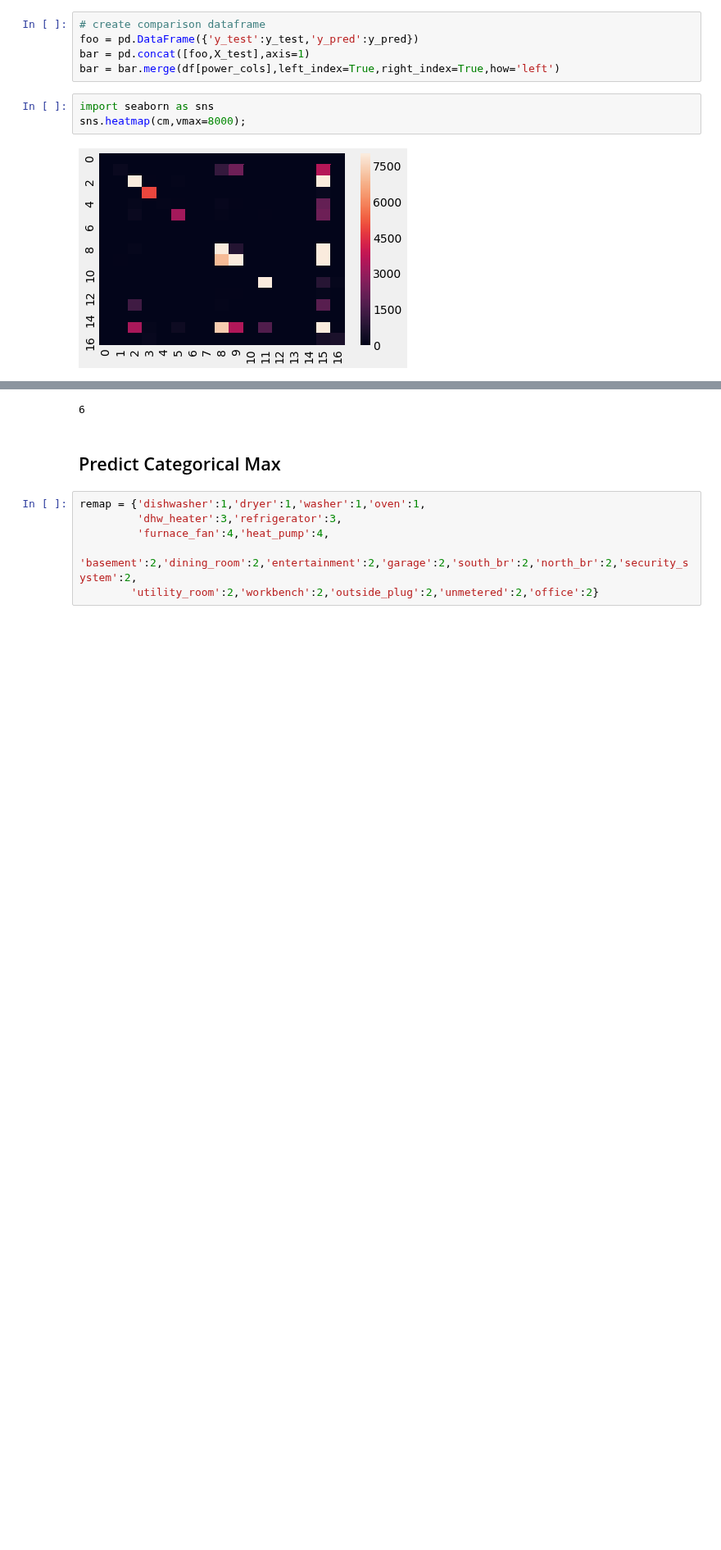
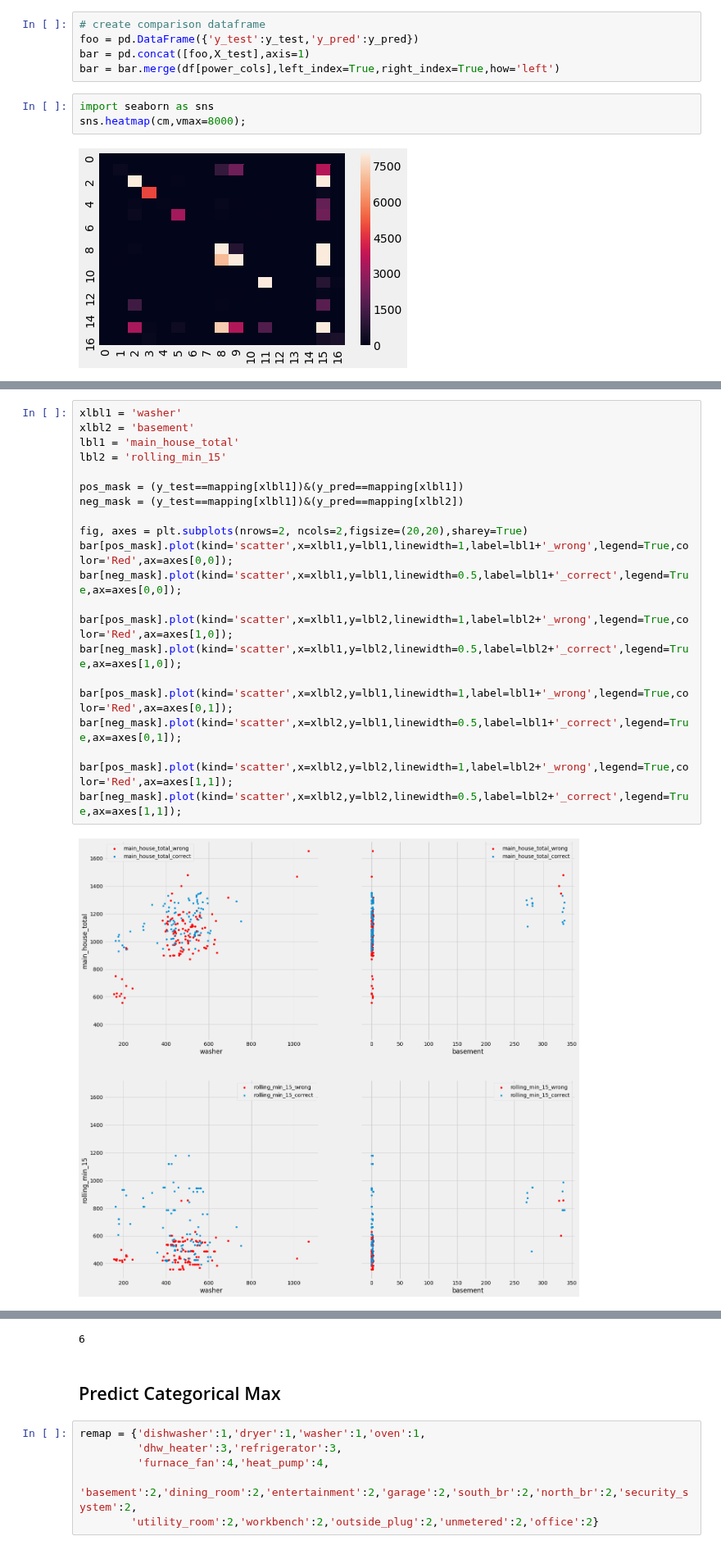
Before and after one commit to enmyj/gafp, a Jupyter notebook: elec_classification_max.ipynb, the cells around one changed output, grey strips where cells are left out. Shown at 82% size. Saved outputs shown, nothing was run; the diff lists cells and outputs as text; blank space fills up the shorter version.

```diff
--- a/elec_classification_max.ipynb
+++ b/elec_classification_max.ipynb
@@ -323,0 +325,23 @@ axes[1,1].set_ylabel('Power (W)');
+# %%
+xlbl1 = 'washer'
+xlbl2 = 'basement'
+lbl1 = 'main_house_total'
+lbl2 = 'rolling_min_15'
+
+pos_mask = (y_test==mapping[xlbl1])&(y_pred==mapping[xlbl1])
+neg_mask = (y_test==mapping[xlbl1])&(y_pred==mapping[xlbl2])
+
+fig, axes = plt.subplots(nrows=2, ncols=2,figsize=(20,20),sharey=True)
+bar[pos_mask].plot(kind='scatter',x=xlbl1,y=lbl1,linewidth=1,label=lbl1+'_wrong',legend=True,color='Red',ax=axes[0,0]);
+bar[neg_mask].plot(kind='scatter',x=xlbl1,y=lbl1,linewidth=0.5,label=lbl1+'_correct',legend=True,ax=axes[0,0]);
+
+bar[pos_mask].plot(kind='scatter',x=xlbl1,y=lbl2,linewidth=1,label=lbl2+'_wrong',legend=True,color='Red',ax=axes[1,0]);
+bar[neg_mask].plot(kind='scatter',x=xlbl1,y=lbl2,linewidth=0.5,label=lbl2+'_correct',legend=True,ax=axes[1,0]);
+
+bar[pos_mask].plot(kind='scatter',x=xlbl2,y=lbl1,linewidth=1,label=lbl1+'_wrong',legend=True,color='Red',ax=axes[0,1]);
+bar[neg_mask].plot(kind='scatter',x=xlbl2,y=lbl1,linewidth=0.5,label=lbl1+'_correct',legend=True,ax=axes[0,1]);
+
+bar[pos_mask].plot(kind='scatter',x=xlbl2,y=lbl2,linewidth=1,label=lbl2+'_wrong',legend=True,color='Red',ax=axes[1,1]);
+bar[neg_mask].plot(kind='scatter',x=xlbl2,y=lbl2,linewidth=0.5,label=lbl2+'_correct',legend=True,ax=axes[1,1]);
+# %% [output]
+[figure, added]
```
Also changed, not shown: parts of 5 cells of this notebook.
